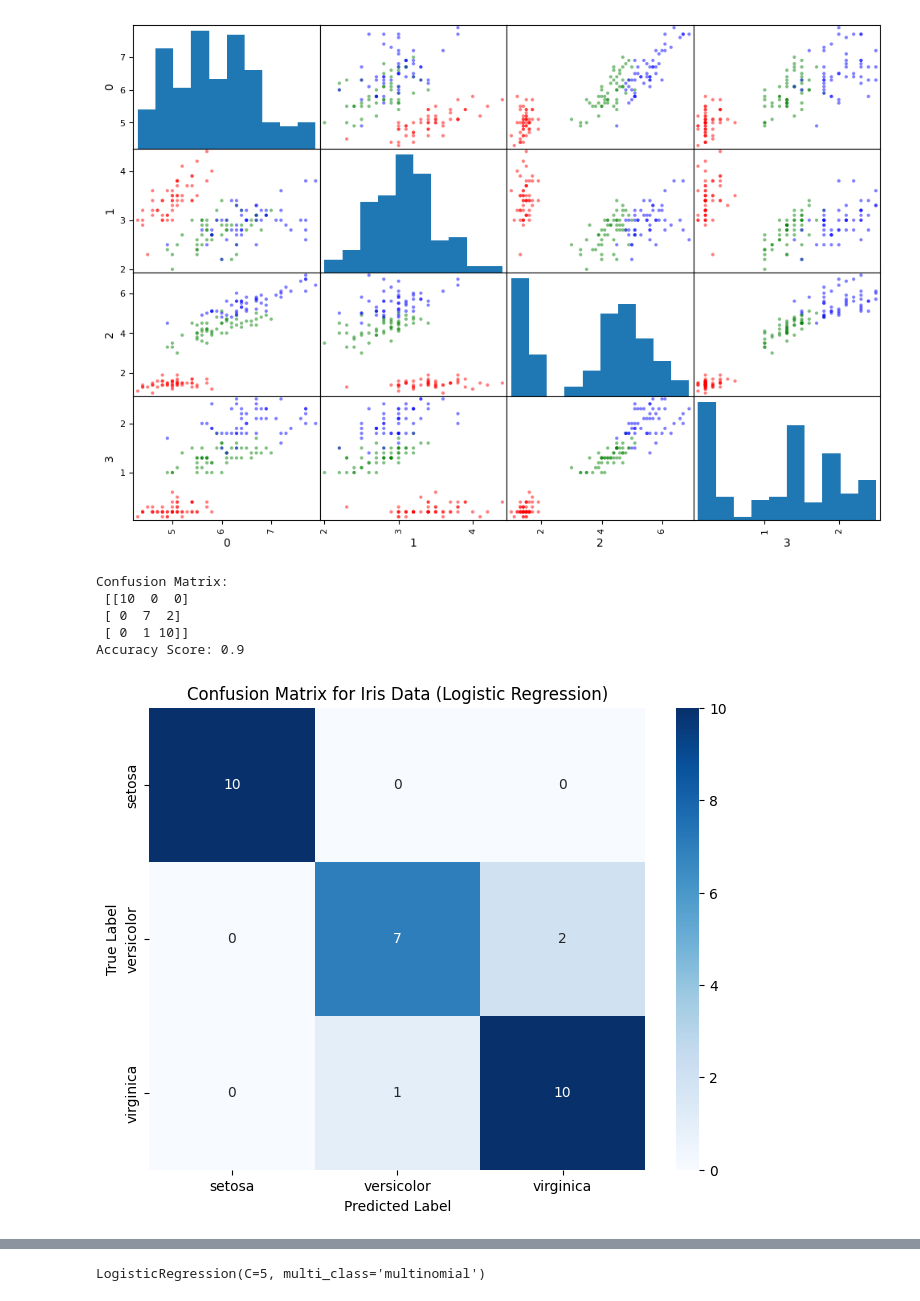
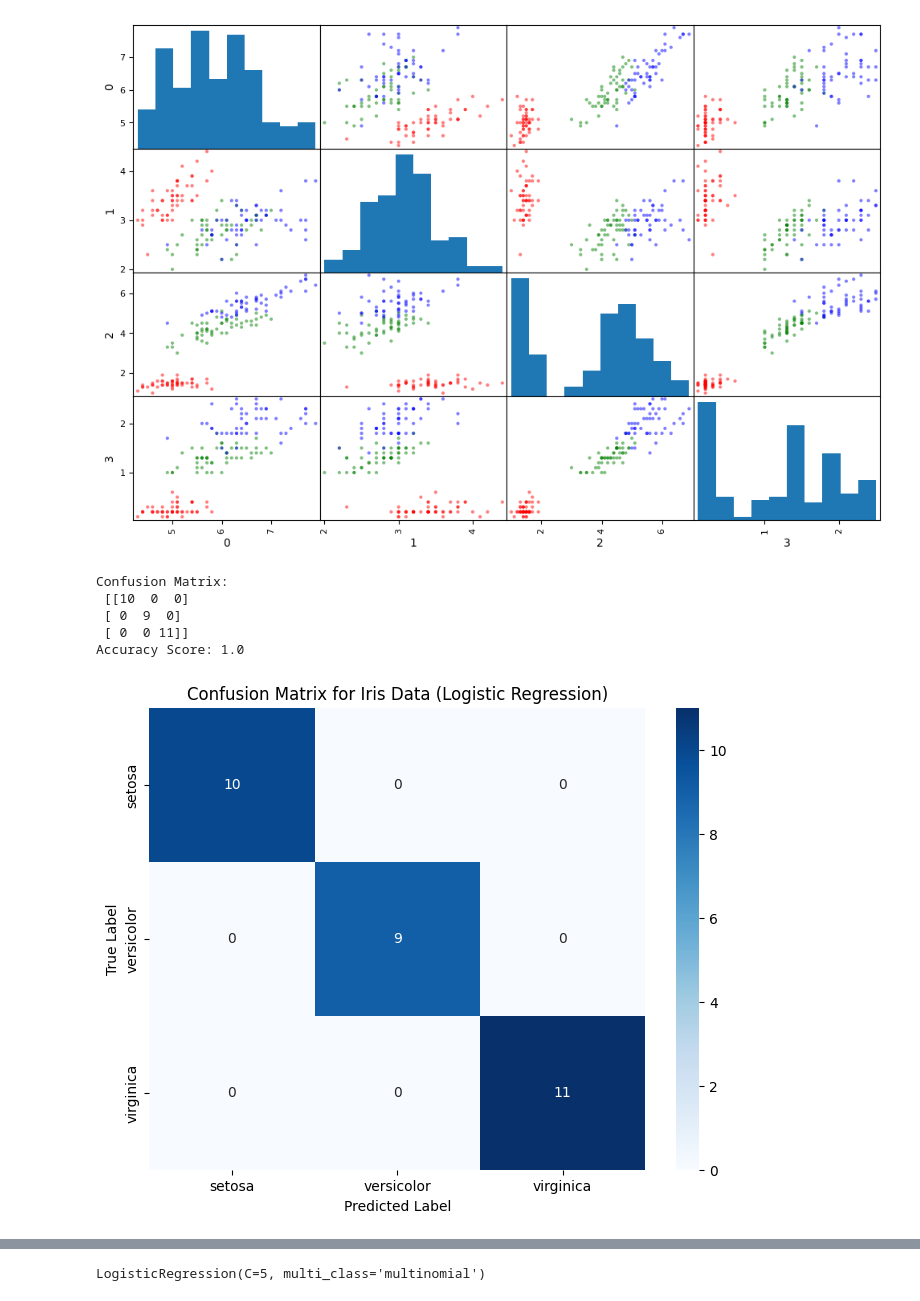
Before and after one commit to NooredeenAjaj/Home-Safety-Monitoring, a Jupyter notebook: lec4_iris_multiclass.ipynb, the cells around one changed output, grey strips where cells are left out. Drawn from its saved outputs; the diff is of its cells as text; code cells hidden in the pictures.

```diff
--- a/lec4_iris_multiclass.ipynb
+++ b/lec4_iris_multiclass.ipynb
@@ -64,41 +64,41 @@ from sklearn.datasets import load_iris
 
 # Ladda iris-datasetet och definiera X och y
 iris = load_iris()
-X = iris["data"][:, (0,2)]  # sepal length
+X = iris["data"][:, (0,3)]  # sepal length
 y = iris["target"]        # y = 0, 1, or 2
 
 # Dela upp data i tränings- och testmängder
 X_train, X_test, y_train, y_test = train_test_split(X, y, test_size=0.2, random_state=42)
 
 # Skapa och träna modellen
 softmaxmodel = LogisticRegression(multi_class="multinomial", solver='lbfgs', max_iter=200)
 softmaxmodel.fit(X_train, y_train)
 
 # Gör förutsägelser på testdatan
 y_pred = softmaxmodel.predict(X_test)
 
 # Beräkna förvirringsmatris och noggrannhet
 conf_matrix = confusion_matrix(y_test, y_pred)
 accuracy = accuracy_score(y_test, y_pred)
 
 # Skriv ut resultaten
 print("Confusion Matrix:\n", conf_matrix)
 print("Accuracy Score:", accuracy)
 
 # Visualisera förvirringsmatrisen med en värmekarta
 plt.figure(figsize=(8, 6))
 sns.heatmap(conf_matrix, annot=True, fmt='d', cmap='Blues', xticklabels=iris.target_names, yticklabels=iris.target_names)
 plt.xlabel('Predicted Label')
 plt.ylabel('True Label')
 plt.title('Confusion Matrix for Iris Data (Logistic Regression)')
 plt.show()
 # %% [output]
 Confusion Matrix:
  [[10  0  0]
- [ 0  7  2]
- [ 0  1 10]]
-Accuracy Score: 0.9
+ [ 0  9  0]
+ [ 0  0 11]]
+Accuracy Score: 1.0
-[figure, old version]
+[figure, new version]
 # %%
 # Plot Setosa probability versus Sepal Length
 Xnew = np.linspace(4,8,1000).reshape(-1,1)
```
